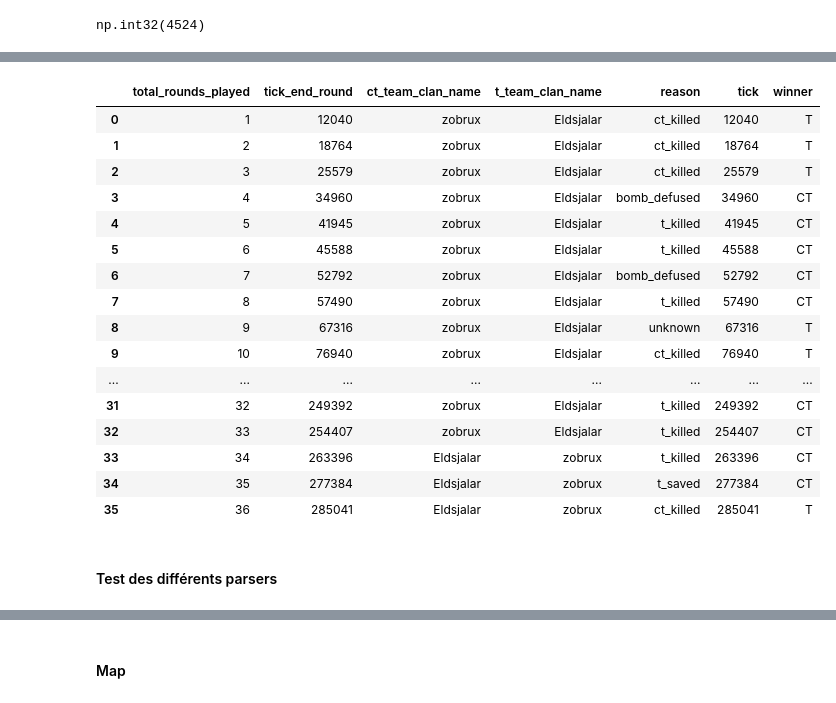
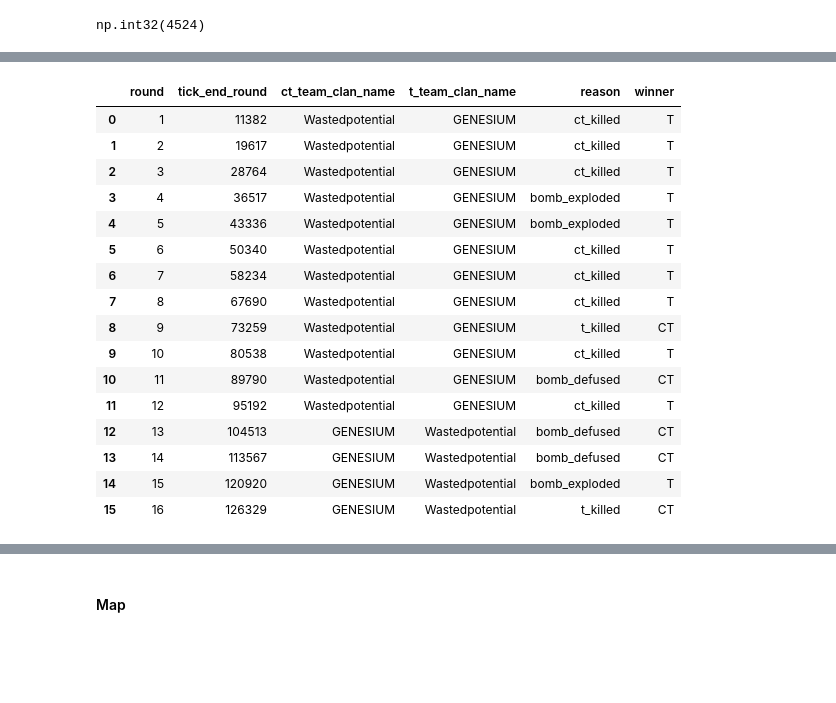
Before and after one commit to Armeldt/CS2-ESEA-season-stats-aggregator, a Jupyter notebook: Data exploration/projet_cs2_single_match_V2.ipynb, the cells around one changed output, grey strips where cells are left out. Cells and saved outputs as stored; diff of their text form; code cells hidden in the pictures; blank space fills up the shorter version.

```diff
--- a/Data exploration/projet_cs2_single_match_V2.ipynb
+++ b/Data exploration/projet_cs2_single_match_V2.ipynb
@@ -10,6 +10,6 @@ import os
 # demo2 = DemoParser("demos/VS_Eldsjalar_Vertigo.dem")
 # demo3 = DemoParser("demos/VS_MadeInPoland_Mirage.dem")
 # %%
-demo1 = DemoParser("demos/1-2a7ae284-0830-4b5c-941a-840c8df78164-1-1.dem")
+demo1 = DemoParser("D:/Python/projet_cs_v2/demos_gn/1-2a7ae284-0830-4b5c-941a-840c8df78164-1-1.dem")
 # %% [markdown]
 ## Data prep
@@ -198,25 +137,25 @@ eco_by_team
 # %%
-def transform_round_end(round_ends, first_round_tick):
+def transform_round_end(round_outcome, first_round_tick):
     # Vérifie si la colonne contient des valeurs legacy qui indiquent les gagnants par un code numérique
-    if 'legacy' in round_ends.columns[1].lower():
+    if 'legacy' in round_outcome.columns[1].lower():
         # Remplace les valeurs numériques par les noms d'équipes ('CT' ou 'T')
-        round_ends['winner'] = round_ends['winner'].replace({2: 'T', 3: 'CT'}).fillna('unknown')
+        round_outcome['winner'] = round_outcome['winner'].replace({2: 'T', 3: 'CT'}).fillna('unknown')
 
         # Traduit les raisons des rounds pour plus de clarté
         reason_dict = {9: 'ct_killed', 7: 'bomb_defused', 8: 't_killed', 12: 't_saved'}
-        round_ends['reason'] = round_ends['reason'].map(reason_dict).fillna('unknown')
+        round_outcome['reason'] = round_outcome['reason'].map(reason_dict).fillna('unknown')
 
         # Sélectionne et ordonne les colonnes
-        round_ends = round_ends[['ct_team_clan_name', 't_team_clan_name', 'reason', 'tick', 'total_rounds_played', 'winner']]
+        round_outcome = round_outcome[['ct_team_clan_name', 't_team_clan_name', 'reason', 'tick', 'total_rounds_played', 'winner']]
         # Ajuste le décalage pour total_rounds_played
-        round_ends.loc[:, 'total_rounds_played'] += 1
+        round_outcome.loc[:, 'total_rounds_played'] += 1
 
 
     else:
         # Supprime les rounds sans raison valide après le premier round
-        round_ends = round_ends[round_ends['tick'] > first_round_tick].drop(columns=['round'])
+        round_outcome = round_outcome[round_outcome['tick'] > first_round_tick].drop(columns=['round'])
 
-    return round_ends
+    return round_outcome
 # %%
-round_ends = demo2.parse_event("round_end", other=["total_rounds_played", "team_clan_name"])
-round_ends = transform_round_end(round_ends, first_tick)
+round_outcome = demo1.parse_event("round_end", other=["team_clan_name"])
+round_outcome = transform_round_end(round_outcome, first_tick)
@@ -241,23 +182,22 @@ round_ends = transform_round_end(round_ends, first_tick)
 # %%
-round_ends = pd.merge(round_ticks[['total_rounds_played','tick_end_round']],round_ends[['ct_team_clan_name','t_team_clan_name','reason','tick','winner']],left_on='tick_end_round',right_on='tick')
-round_ends
+round_outcome = pd.merge(round_ticks[['round','tick_end_round']],round_outcome[['ct_team_clan_name','t_team_clan_name','reason','tick','winner']],left_on='tick_end_round',right_on='tick')
+round_outcome.drop(columns={'tick'},inplace=True)
+round_outcome
 # %% [output]
-|  | total_rounds_played | tick_end_round | ct_team_clan_name | t_team_clan_name | reason | tick | winner |
-| 0 | 1 | 12040 | zobrux | Eldsjalar | ct_killed | 12040 | T |
-| 1 | 2 | 18764 | zobrux | Eldsjalar | ct_killed | 18764 | T |
-| 2 | 3 | 25579 | zobrux | Eldsjalar | ct_killed | 25579 | T |
-| 3 | 4 | 34960 | zobrux | Eldsjalar | bomb_defused | 34960 | CT |
-| 4 | 5 | 41945 | zobrux | Eldsjalar | t_killed | 41945 | CT |
-| 5 | 6 | 45588 | zobrux | Eldsjalar | t_killed | 45588 | CT |
-| 6 | 7 | 52792 | zobrux | Eldsjalar | bomb_defused | 52792 | CT |
-| 7 | 8 | 57490 | zobrux | Eldsjalar | t_killed | 57490 | CT |
-| 8 | 9 | 67316 | zobrux | Eldsjalar | unknown | 67316 | T |
-| 9 | 10 | 76940 | zobrux | Eldsjalar | ct_killed | 76940 | T |
-| ... | ... | ... | ... | ... | ... | ... | ... |
-| 31 | 32 | 249392 | zobrux | Eldsjalar | t_killed | 249392 | CT |
-| 32 | 33 | 254407 | zobrux | Eldsjalar | t_killed | 254407 | CT |
-| 33 | 34 | 263396 | Eldsjalar | zobrux | t_killed | 263396 | CT |
-| 34 | 35 | 277384 | Eldsjalar | zobrux | t_saved | 277384 | CT |
-| 35 | 36 | 285041 | Eldsjalar | zobrux | ct_killed | 285041 | T |
+|  | round | tick_end_round | ct_team_clan_name | t_team_clan_name | reason | winner |
+| 0 | 1 | 11382 | Wastedpotential | GENESIUM | ct_killed | T |
+| 1 | 2 | 19617 | Wastedpotential | GENESIUM | ct_killed | T |
+| 2 | 3 | 28764 | Wastedpotential | GENESIUM | ct_killed | T |
+| 3 | 4 | 36517 | Wastedpotential | GENESIUM | bomb_exploded | T |
+| 4 | 5 | 43336 | Wastedpotential | GENESIUM | bomb_exploded | T |
+| 5 | 6 | 50340 | Wastedpotential | GENESIUM | ct_killed | T |
+| 6 | 7 | 58234 | Wastedpotential | GENESIUM | ct_killed | T |
+| 7 | 8 | 67690 | Wastedpotential | GENESIUM | ct_killed | T |
+| 8 | 9 | 73259 | Wastedpotential | GENESIUM | t_killed | CT |
+| 9 | 10 | 80538 | Wastedpotential | GENESIUM | ct_killed | T |
+| 10 | 11 | 89790 | Wastedpotential | GENESIUM | bomb_defused | CT |
+| 11 | 12 | 95192 | Wastedpotential | GENESIUM | ct_killed | T |
+| 12 | 13 | 104513 | GENESIUM | Wastedpotential | bomb_defused | CT |
+| 13 | 14 | 113567 | GENESIUM | Wastedpotential | bomb_defused | CT |
+| 14 | 15 | 120920 | GENESIUM | Wastedpotential | bomb_exploded | T |
+| 15 | 16 | 126329 | GENESIUM | Wastedpotential | t_killed | CT |
-# %% [markdown]
-#### Test des différents parsers
```
Also changed, not shown: parts of 63 cells of this notebook, 1 other file.
